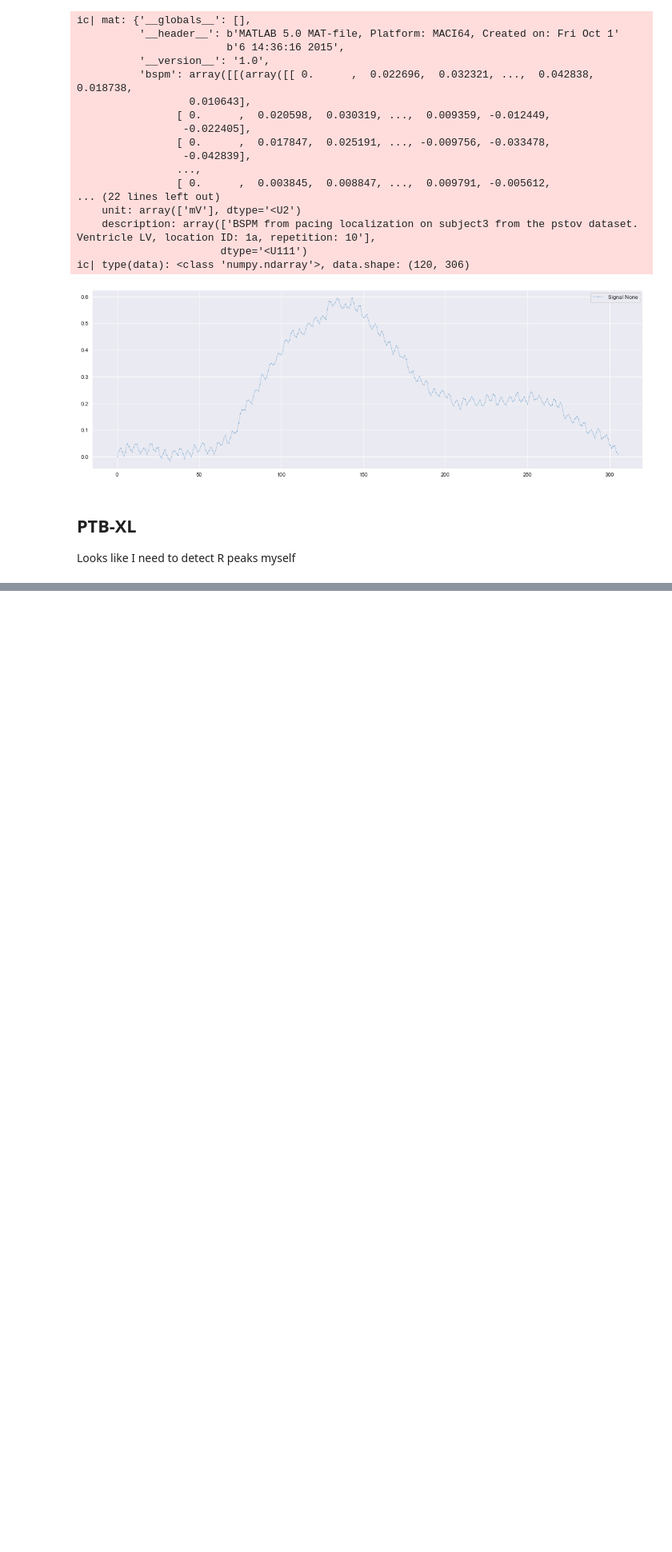
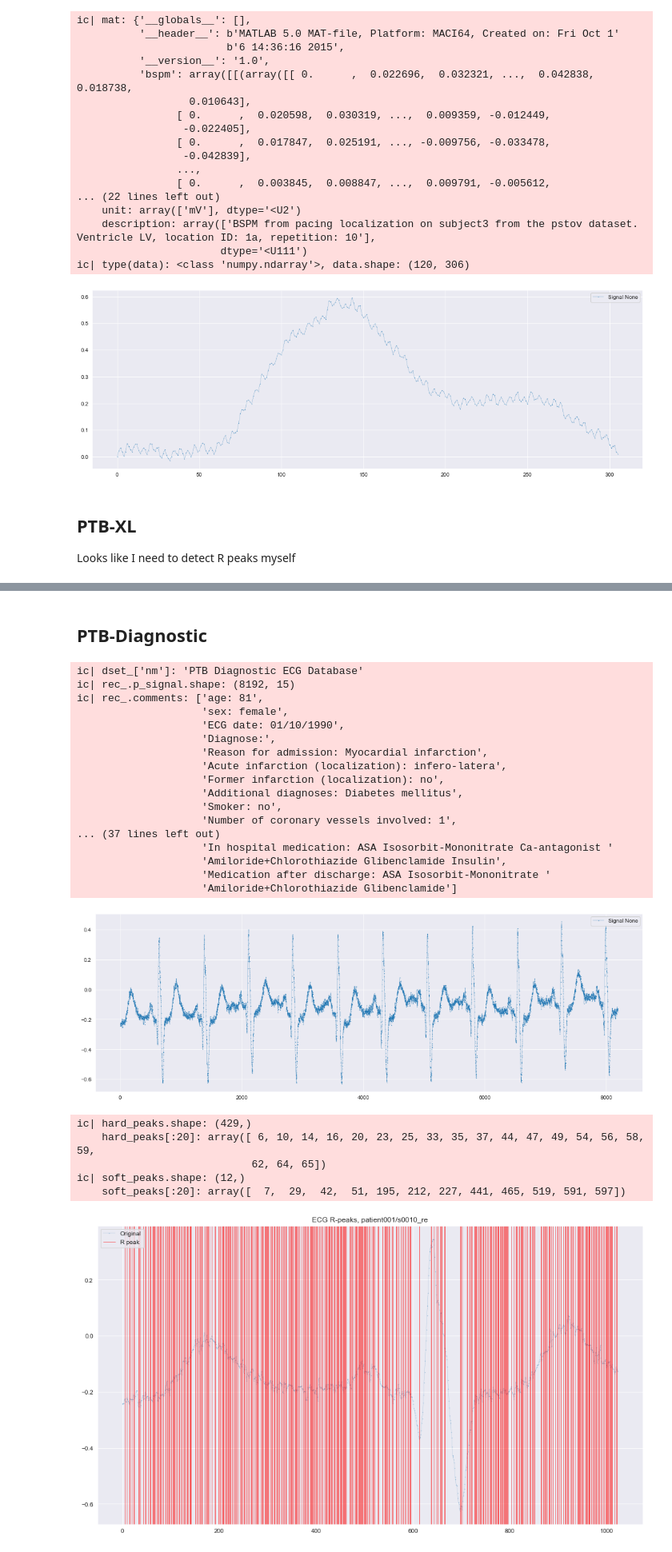
Before and after one commit to StefanHeng/ECG-Representation-Learning, a Jupyter notebook: Data_Processing/explore_dataset.ipynb, the cells around one changed output, grey strips where cells are left out. Shown at 80% size. Drawn from its saved outputs; the diff is of its cells as text; code cells hidden in the pictures; blank space fills up the shorter version.

```diff
--- a/Data_Processing/explore_dataset.ipynb
+++ b/Data_Processing/explore_dataset.ipynb
@@ -184,0 +201,30 @@ ic| soft_peaks.shape: (53,)
+# %% [markdown]
+## PTB-Diagnostic
+# %%
+dnm = dsets[3]
+explore_singe_lead(dnm, rnm_='patient001/s0010_re', sampto_=2**10)
+# %% [output]
+ic| dset_['nm']: 'PTB Diagnostic ECG Database'
+ic| rec_.p_signal.shape: (8192, 15)
+ic| rec_.comments: ['age: 81',
+                    'sex: female',
+                    'ECG date: 01/10/1990',
+                    'Diagnose:',
+                    'Reason for admission: Myocardial infarction',
+                    'Acute infarction (localization): infero-latera',
+                    'Former infarction (localization): no',
+                    'Additional diagnoses: Diabetes mellitus',
+                    'Smoker: no',
+                    'Number of coronary vessels involved: 1',
+... (37 lines left out)
+                    'In hospital medication: ASA Isosorbit-Mononitrate Ca-antagonist '
+                    'Amiloride+Chlorothiazide Glibenclamide Insulin',
+                    'Medication after discharge: ASA Isosorbit-Mononitrate '
+                    'Amiloride+Chlorothiazide Glibenclamide']
+[figure, added]
+ic| hard_peaks.shape: (429,)
+    hard_peaks[:20]: array([ 6, 10, 14, 16, 20, 23, 25, 33, 35, 37, 44, 47, 49, 54, 56, 58, 59,
+                            62, 64, 65])
+ic| soft_peaks.shape: (12,)
+    soft_peaks[:20]: array([  7,  29,  42,  51, 195, 212, 227, 441, 465, 519, 591, 597])
+[figure, added]
```
Also changed, not shown: parts of 4 cells of this notebook, 3 other files.
